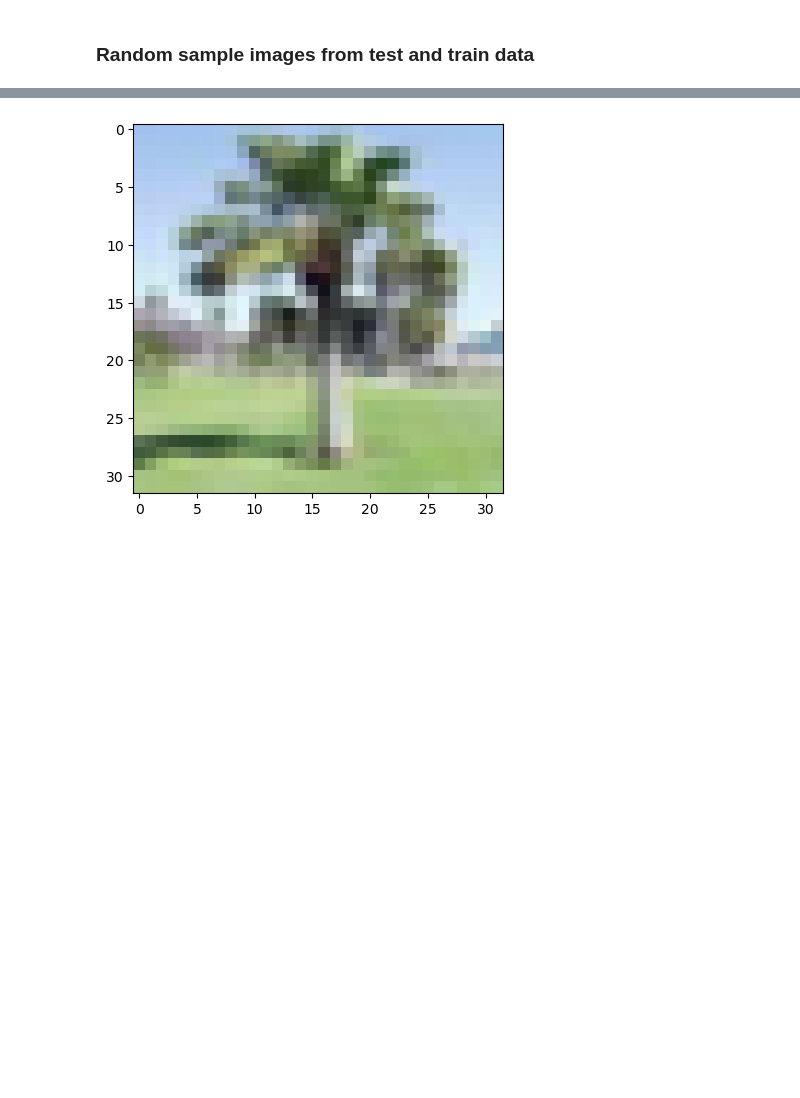
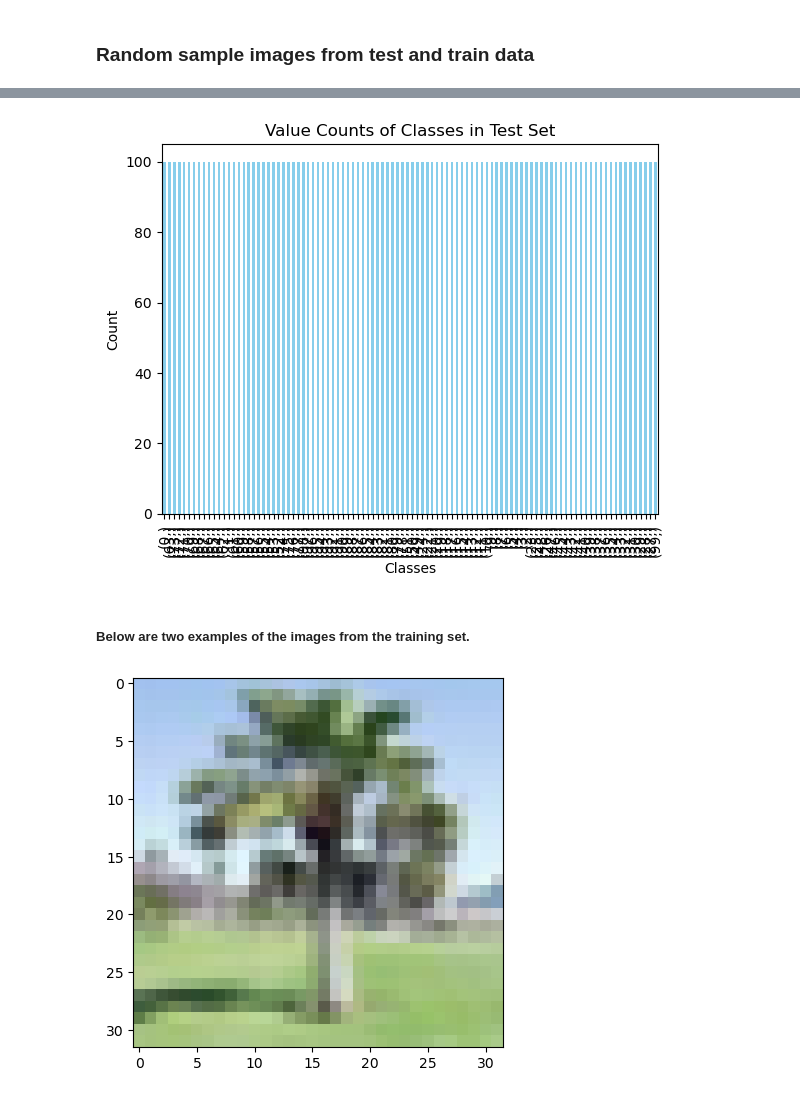
Before and after one commit to jmpasia-ghub/deep_learning_reinforcement_learning, a Jupyter notebook: myHomeWork.ipynb, the cells around one changed output, grey strips where cells are left out. Saved outputs shown, nothing was run; the diff lists cells and outputs as text; code cells hidden in the pictures; blank space fills up the shorter version.

```diff
--- a/myHomeWork.ipynb
+++ b/myHomeWork.ipynb
@@ -75,3 +107,15 @@ Number of test samples: 10000
+# %%
+df = pd.DataFrame(y_test)
+counts = df.value_counts()
+counts.plot(kind='bar', color='skyblue')
+plt.xlabel('Classes')
+plt.ylabel('Count')
+plt.title('Value Counts of Classes in Test Set')
+plt.show()
+# %% [output]
+[figure, added]
+# %% [markdown]
+##### Below are two examples of the images from the training set.
 # %%
 
 plt.imshow(x_train[1234]);
```
Also changed, not shown: parts of 23 cells of this notebook.
